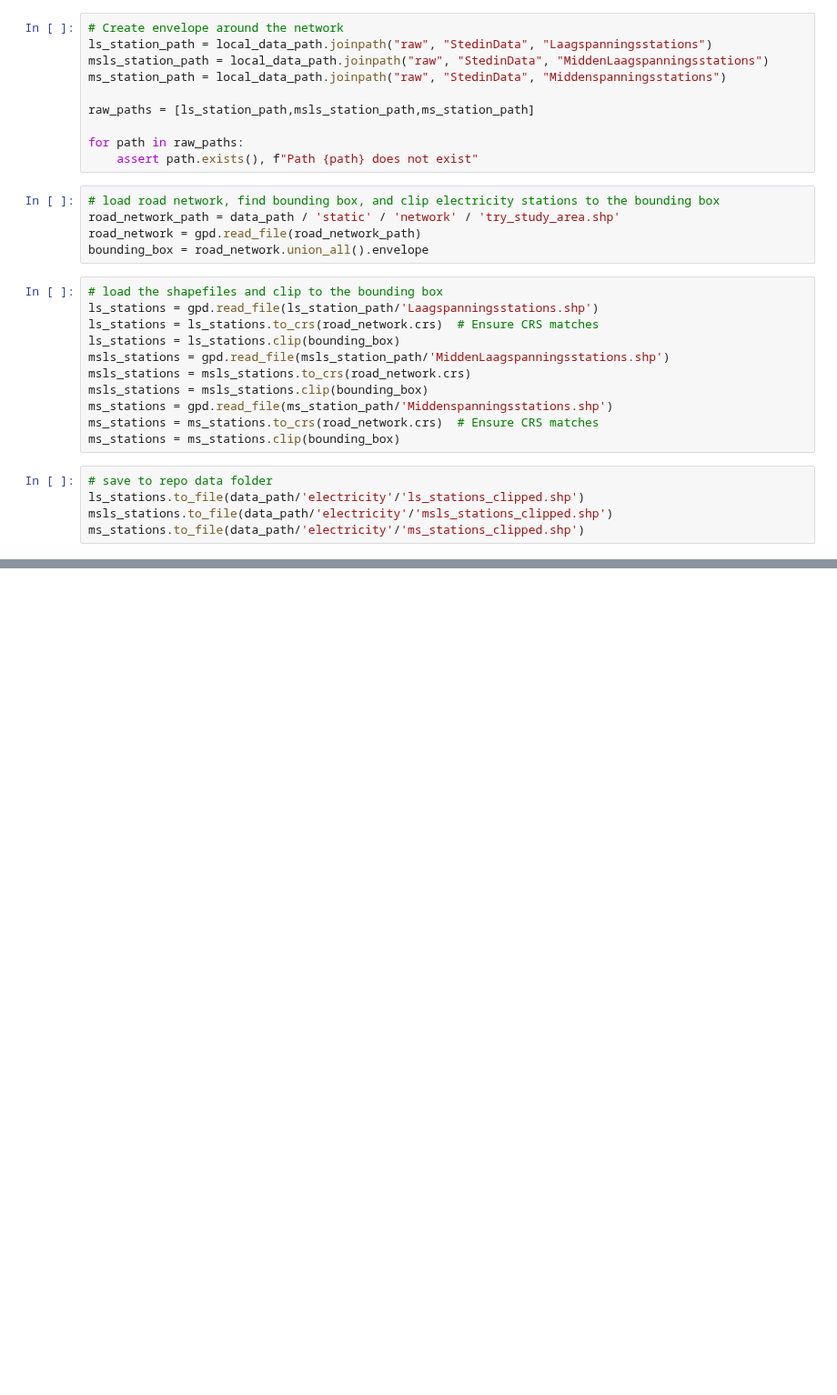
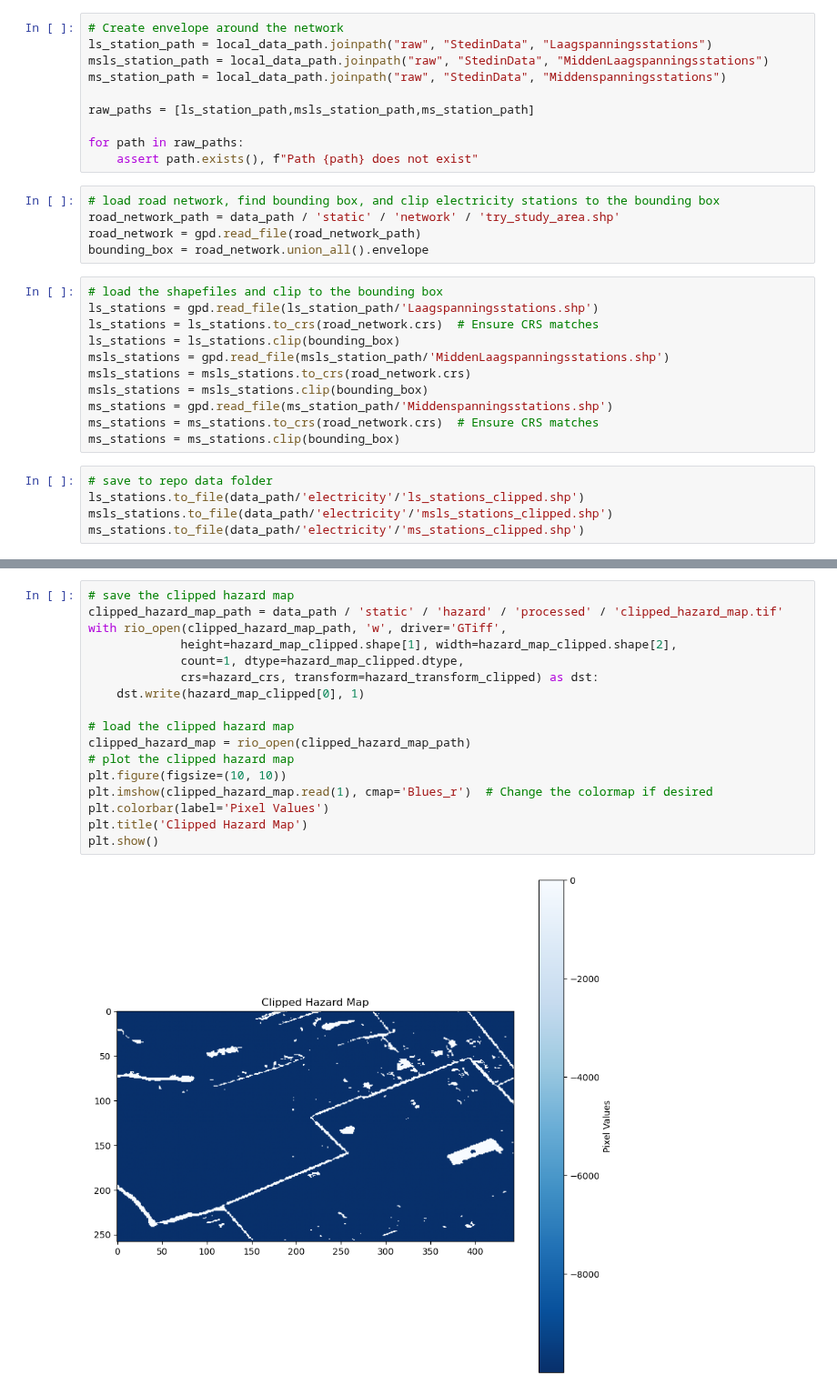
Before and after one commit to edPeregrina/powerpath, a Jupyter notebook: book/clipping_data.ipynb, the cells around one changed output, grey strips where cells are left out. Shown at 91% size. Drawn from its saved outputs; the diff is of its cells as text; blank space fills up the shorter version.

```diff
--- a/book/clipping_data.ipynb
+++ b/book/clipping_data.ipynb
@@ -52,0 +68,19 @@ ms_stations.to_file(data_path/'electricity'/'ms_stations_clipped.shp')
+# %%
+# save the clipped hazard map
+clipped_hazard_map_path = data_path / 'static' / 'hazard' / 'processed' / 'clipped_hazard_map.tif'
+with rio_open(clipped_hazard_map_path, 'w', driver='GTiff',
+             height=hazard_map_clipped.shape[1], width=hazard_map_clipped.shape[2],
+             count=1, dtype=hazard_map_clipped.dtype,
+             crs=hazard_crs, transform=hazard_transform_clipped) as dst:
+    dst.write(hazard_map_clipped[0], 1)
+
+# load the clipped hazard map
+clipped_hazard_map = rio_open(clipped_hazard_map_path)
+# plot the clipped hazard map
+plt.figure(figsize=(10, 10))
+plt.imshow(clipped_hazard_map.read(1), cmap='Blues_r')  # Change the colormap if desired
+plt.colorbar(label='Pixel Values')
+plt.title('Clipped Hazard Map')
+plt.show()
+# %% [output]
+[figure, added]
```
Also changed, not shown: parts of 3 cells of this notebook.
